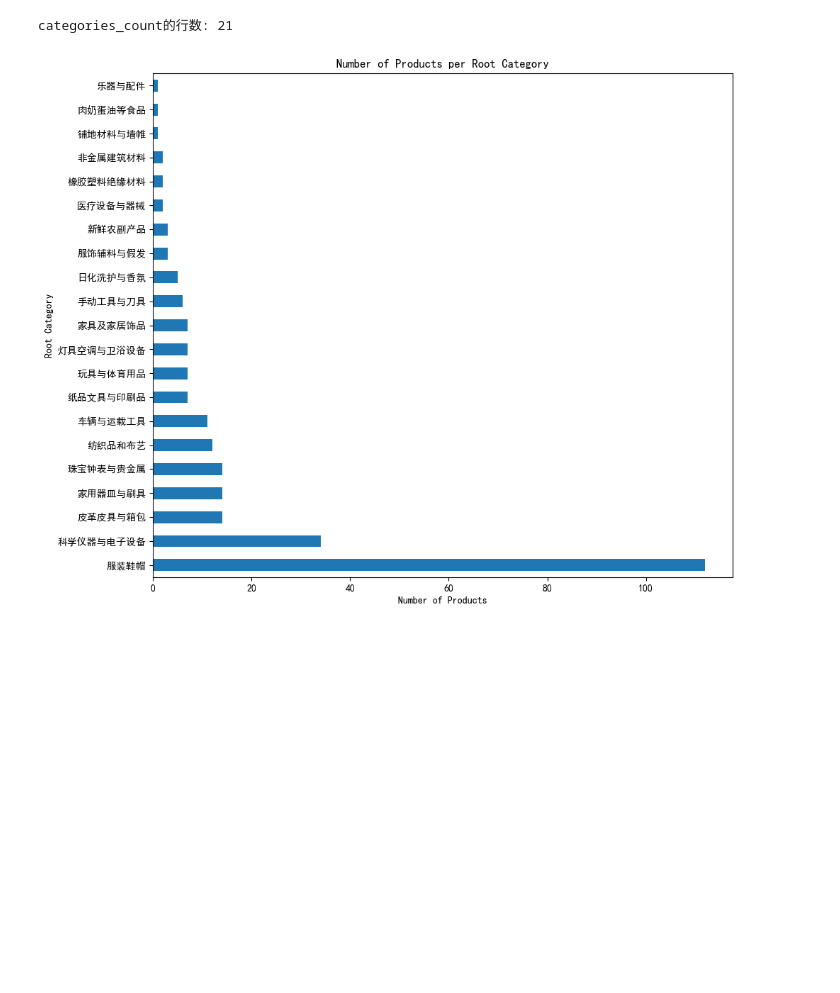
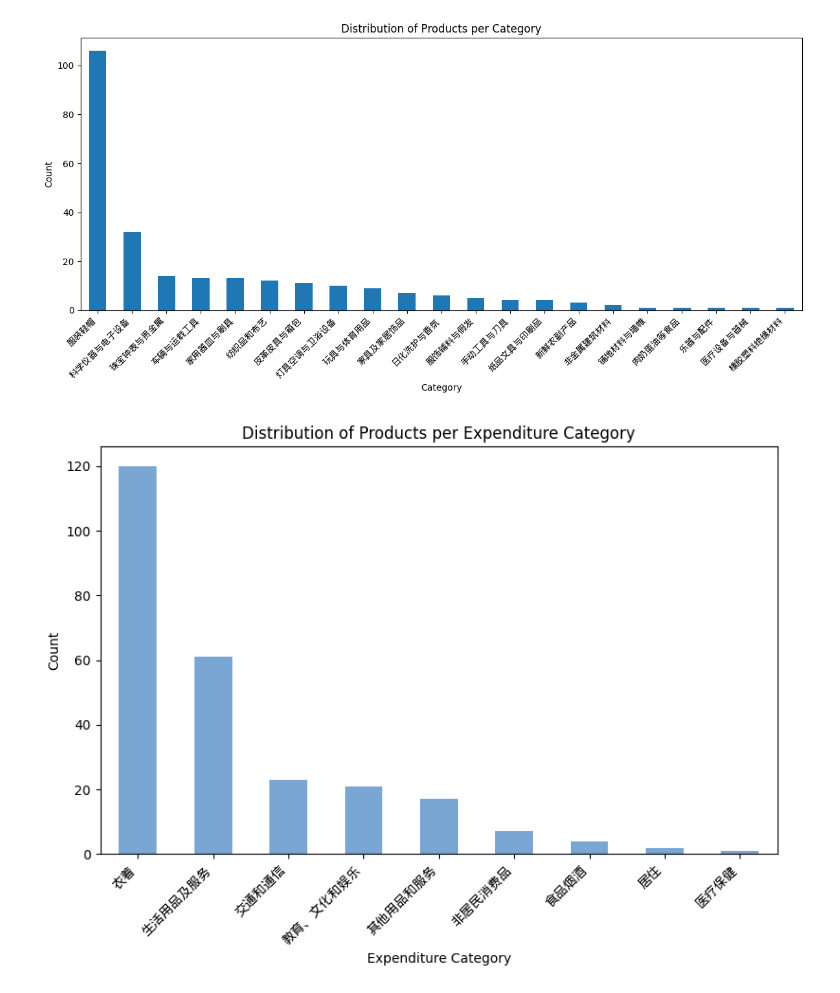
Before and after one commit to Konglinxi0709/SalesAssistant, a Jupyter notebook: main.ipynb, the cells around one changed output. Saved outputs shown, nothing was run; the diff lists cells and outputs as text; code cells hidden in the pictures; blank space fills up the shorter version.

```diff
--- a/main.ipynb
+++ b/main.ipynb
@@ -111,25 +106,38 @@ print("root_counts的行数:", len(root_counts))
 # %%
 import pandas as pd
 import matplotlib.pyplot as plt
-# 设置全局中文字体支持
-plt.rcParams['font.sans-serif'] = ['SimHei', 'DejaVu Sans', 'Arial Unicode MS', 'Microsoft YaHei']
-plt.rcParams['axes.unicode_minus'] = False  # 解决负号显示问题
 
-# 读取CSV文件
-df = pd.read_csv('classified_products.csv')
+# 设置特定中文字体
+plt.rcParams['font.family'] = ['DejaVu Sans', 'WenQuanYi Micro Hei']
+plt.rcParams['axes.unicode_minus'] = False
 
-# 统计每个根节点的产品数量
-categories_count = df['category'].value_counts()
-print("categories_count的行数:", len(categories_count))
+# 读取数据
+df = pd.read_csv('dataset/processed/with_category_data.csv')
 
-# 绘制水平条形图
-plt.figure(figsize=(10, 8))
-categories_count.plot(kind='barh')
-plt.xlabel('Number of Products')
-plt.ylabel('Root Category')
-plt.title('Number of Products per Root Category')
+# 可视化 category 字段
+category_counts = df['category'].value_counts()
+
+plt.figure(figsize=(12, 6))
+category_counts.plot(kind='bar')
+plt.xlabel('Category')
+plt.ylabel('Count')
+plt.title('Distribution of Products per Category')
+plt.xticks(rotation=45, ha='right')
 plt.tight_layout()
 plt.show()
+
+# 可视化 expenditure_category 字段，并将空值标注为 "非居民消费品"
+expenditure_cat = df['expenditure_category'].fillna('非居民消费品')
+expenditure_counts = expenditure_cat.value_counts()
+
+plt.figure(figsize=(8, 6))
+expenditure_counts.plot(kind='bar', color='#79a6d2')
+plt.xlabel('Expenditure Category')
+plt.ylabel('Count')
+plt.title('Distribution of Products per Expenditure Category')
+plt.xticks(rotation=45, ha='right')
+plt.tight_layout()
+plt.show()
 # %% [output]
-categories_count的行数: 21
-[figure, old version]
+[figure, new version]
+[figure, added]
```
Also changed, not shown: parts of 21 cells of this notebook, 26 other files.
